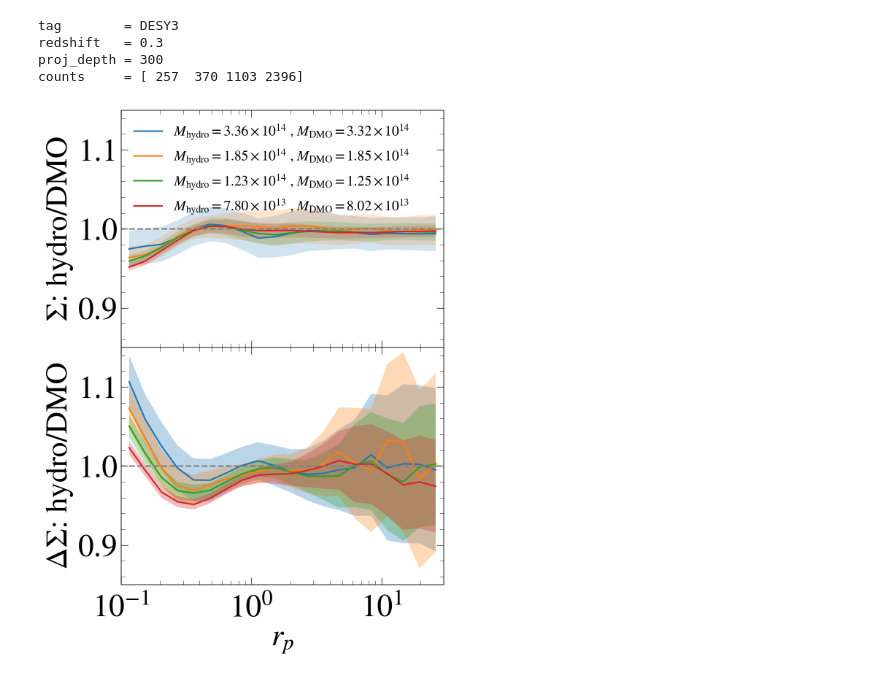
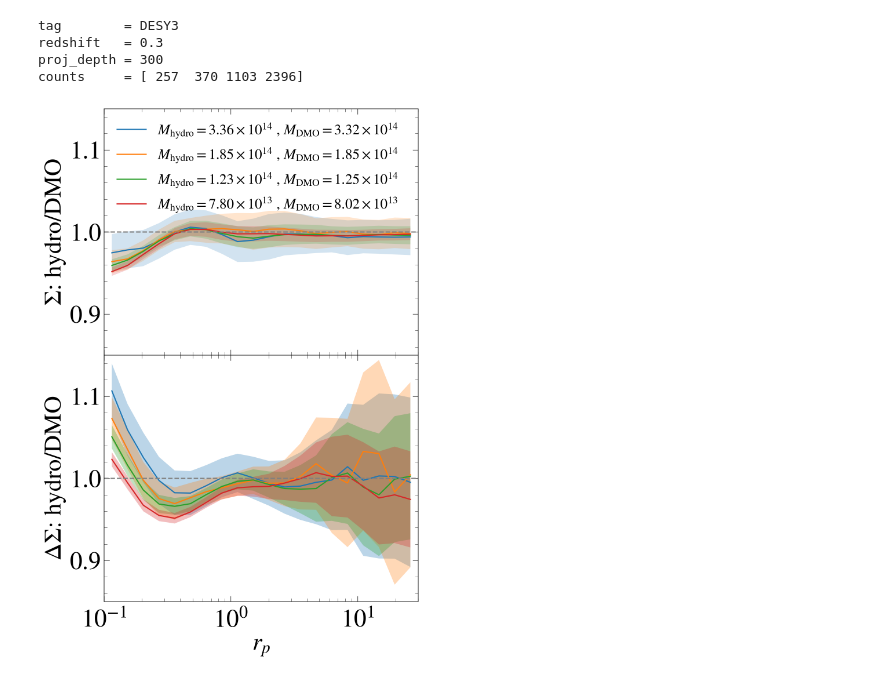
Before and after one commit to LeiAstro/projections_selection-bias_for_multi-wave_clusters_FLAMINGO, a Jupyter notebook: code/lensing_hydro_dmo_added_data.ipynb, the cells around one changed output. Drawn from its saved outputs; the diff is of its cells as text; code cells hidden in the pictures.

```diff
--- a/code/lensing_hydro_dmo_added_data.ipynb
+++ b/code/lensing_hydro_dmo_added_data.ipynb
@@ -107,7 +107,7 @@ counts     = [ 257  370 1103 2396]
 fig, axes = plt.subplots(
     2, 1,
     sharex=True,
-    figsize=(6, 8),
+    figsize=(7, 10),
     gridspec_kw={'hspace': 0}
 )
 
@@ -115,12 +115,6 @@ fig, axes = plt.subplots(
 
 nbin = 4
 for ibin in range(nbin):
-
-    # ----------- TODO: placeholder  -----------
-    # rp = np.geomspace(0.1, 30)
-    # Sigma = 0*rp+1.05
-    # DeltaSigma = Sigma
-    # err = 0*rp+0.01
 
     # ---------- Sigma ----------
     Sig_hydro_mean = np.asarray(
@@ -179,32 +173,32 @@ for ibin in range(nbin):
     mean_hm_hydro = f"${mantissa}\\times 10^{{{int(exp)}}}$"
     mantissa, exp = f"{mean_hm_dmo:.2e}".split("e")
     mean_hm_dmo = f"${mantissa}\\times 10^{{{int(exp)}}}$"
     label = rf'$M_{{\rm hydro}}=${mean_hm_hydro} , $M_{{\rm DMO}}=${mean_hm_dmo}'
     line = axes[0].plot(rp, ratio_sig_mean, label=label)
     axes[0].fill_between(rp, ratio_sig_mean-ratio_sig_err, ratio_sig_mean+ratio_sig_err, interpolate=True, facecolor=line[0].get_c(), alpha=0.2)
 
     # bottom panel for DeltaSigma
     line = axes[1].plot(rp, ratio_ds_mean)
     axes[1].fill_between(rp, ratio_ds_mean-ratio_ds_err, ratio_ds_mean+ratio_ds_err, interpolate=True, facecolor=line[0].get_c(), alpha=0.3)
 
 
 axes[0].set_ylabel(r'$\Sigma$: hydro/DMO')
 axes[1].set_ylabel(r'$\Delta\Sigma$: hydro/DMO')
 
 
 axes[0].tick_params(labelbottom=False)
 axes[1].set_xlabel(r'$r_p$')
-axes[0].legend(fontsize=14)
+axes[0].legend(fontsize=18)
 
 for ipanel in [0, 1]:
     ax = axes[ipanel]
     ax.axhline(1, c='gray', ls='--')
     ax.set_ylim(0.85, 1.15)
     ax.set_xlim(0.1, 30)
     ax.set_xscale('log')
     ax.grid(False)
 #plt.show()
 
 plt.savefig('../plots/lensing_hydro_dmo.pdf')
 # %% [output]
-[figure, old version]
+[figure, new version]
```
